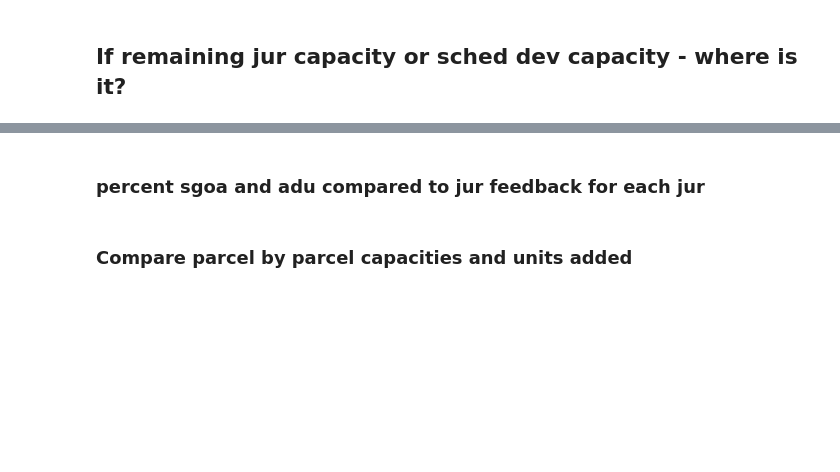
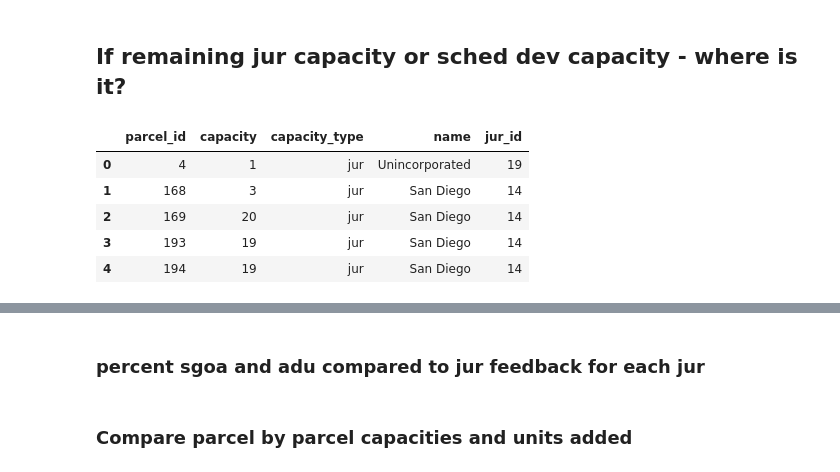
Before and after one commit to SANDAG/sandag_urbansim_lite, a Jupyter notebook: notebooks/QCsummary.ipynb, the cells around one changed output, grey strips where cells are left out. Drawn from its saved outputs; the diff is of its cells as text; code cells hidden in the pictures; blank space fills up the shorter version.

```diff
--- a/notebooks/QCsummary.ipynb
+++ b/notebooks/QCsummary.ipynb
@@ -261,3 +319,12 @@ c = pd.merge(c1,j,how='left',on=['parcel_id'])
+# %%
+c.head()
+# %% [output]
+|  | parcel_id | capacity | capacity_type | name | jur_id |
+| 0 | 4 | 1 | jur | Unincorporated | 19 |
+| 1 | 168 | 3 | jur | San Diego | 14 |
+| 2 | 169 | 20 | jur | San Diego | 14 |
+| 3 | 193 | 19 | jur | San Diego | 14 |
+| 4 | 194 | 19 | jur | San Diego | 14 |
 # %%
 dfout = pd.DataFrame({'capacity': c.groupby(["name","jur_id"])
                                           .capacity.sum()}).reset_index()
```
Also changed, not shown: parts of 14 cells of this notebook, 3 other files.
